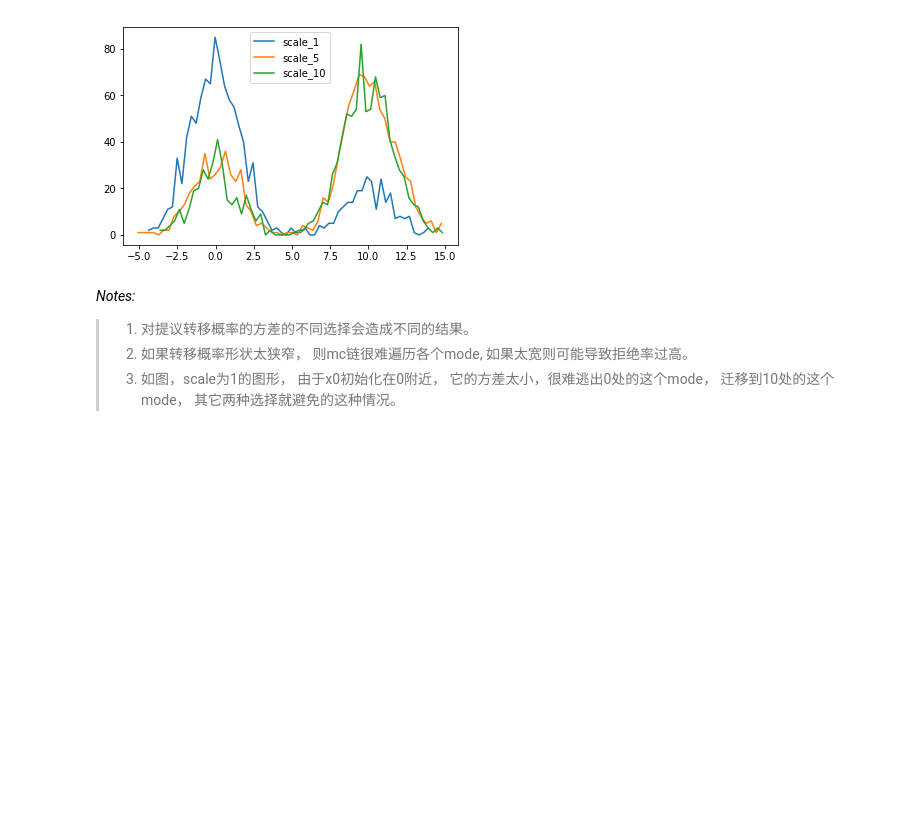
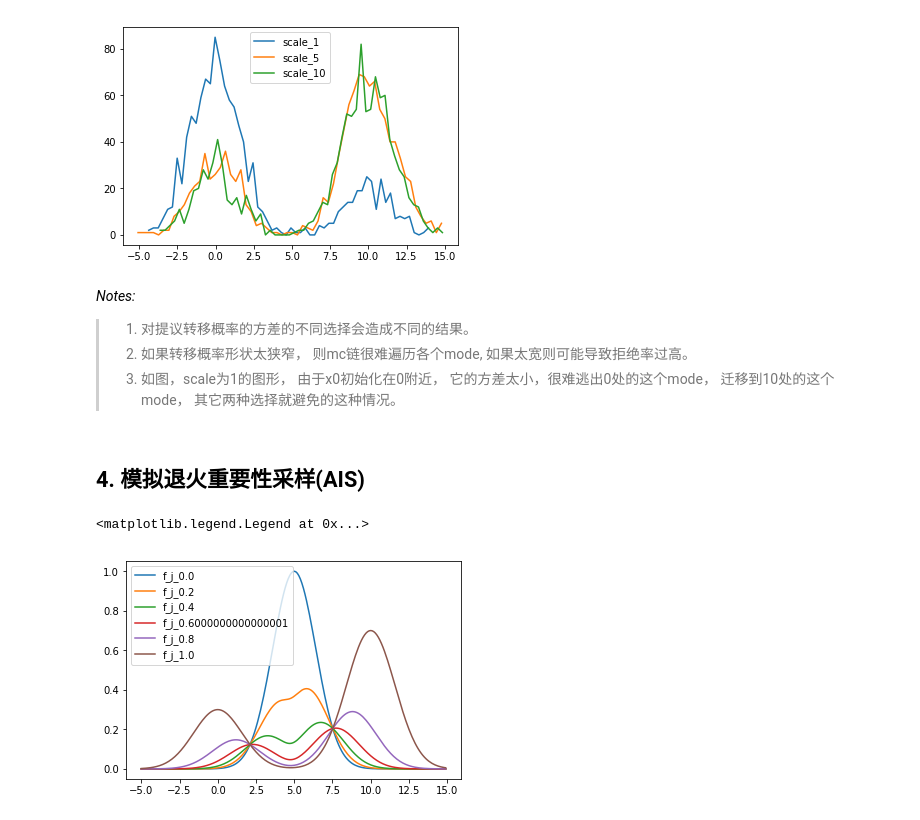
Before and after one commit to wudongming97/Codes, a Jupyter notebook: Simulations/mc.ipynb, the cells around one changed output. Drawn from its saved outputs; the diff is of its cells as text; code cells hidden in the pictures; blank space fills up the shorter version.

```diff
--- a/Simulations/mc.ipynb
+++ b/Simulations/mc.ipynb
@@ -207,3 +207,19 @@ plt.legend()
 > 1. 对提议转移概率的方差的不同选择会造成不同的结果。
 > 2. 如果转移概率形状太狭窄， 则mc链很难遍历各个mode, 如果太宽则可能导致拒绝率过高。
 > 3. 如图，scale为1的图形， 由于x0初始化在0附近， 它的方差太小，很难逃出0处的这个mode， 迁移到10处的这个mode， 其它两种选择就避免的这种情况。
+# %% [markdown]
+## 4. 模拟退火重要性采样(AIS)
+# %%
+# target
+f_0 = lambda z: 0.3 * np.exp(-0.2 * z ** 2) + 0.7 * np.exp(-0.2 * (z - 10) ** 2)
+f_n = lambda z: np.exp(-(z-5) ** 2 / 4)  # proposal
+p_n = norm(loc=5, scale=2)
+f_j = lambda z, beta: f_0(z) ** beta * f_n(z) ** (1 - beta)  # intermediate distribution
+
+X = np.arange(-5, 15, 0.1)
+for beta in np.arange(0, 1.2, 0.2):
+    plt.plot(X, f_j(X, beta), label='f_j_{}'.format(beta))
+plt.legend(loc='upper left')
+# %% [output]
+<matplotlib.legend.Legend at 0x...>
+[figure, added]
```
Also changed, not shown: parts of 1 cell of this notebook.
